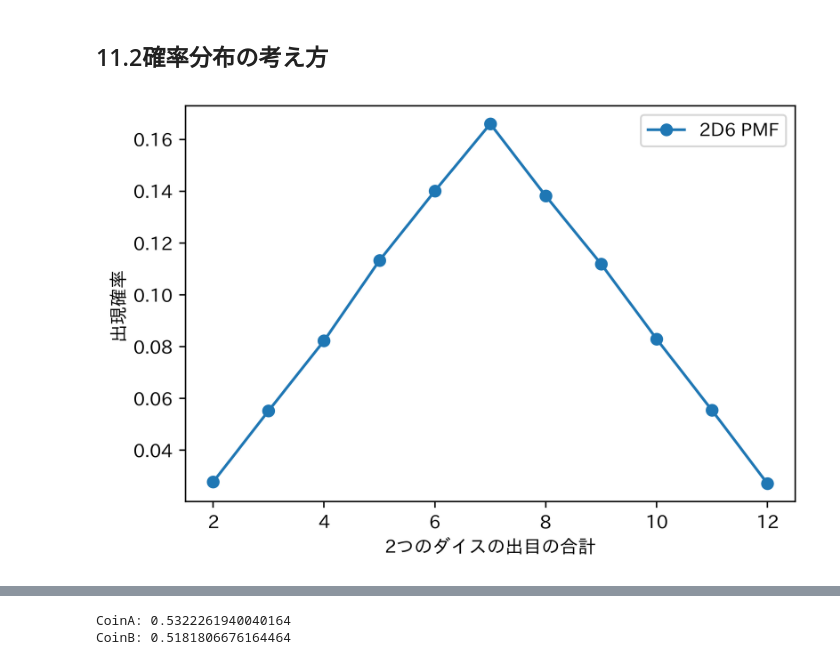
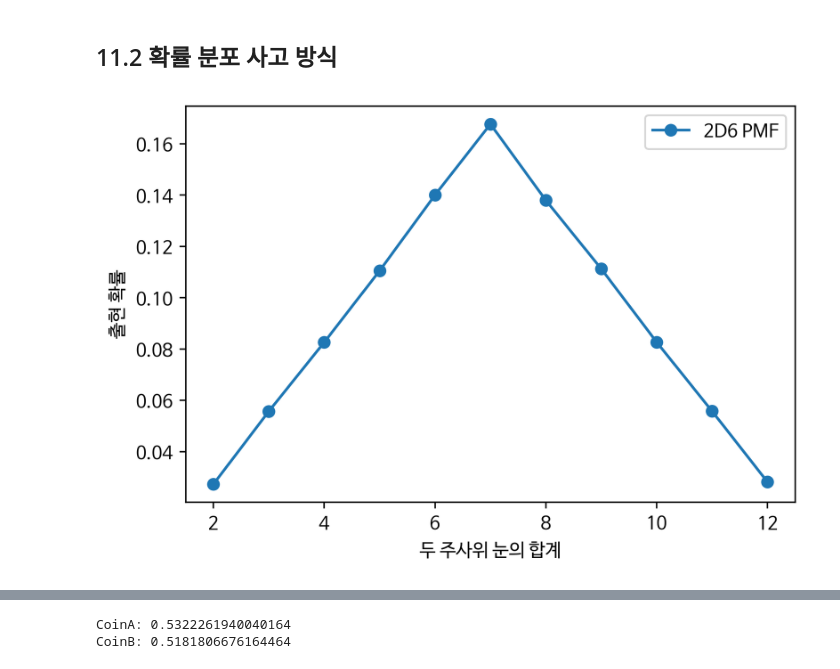
Before and after one commit to oreilly-japan/ml-at-work, a Jupyter notebook: chap11/01_bandit_test.ipynb, the cells around one changed output, grey strips where cells are left out. Drawn from its saved outputs; the diff is of its cells as text; code cells hidden in the pictures.

```diff
--- a/chap11/01_bandit_test.ipynb
+++ b/chap11/01_bandit_test.ipynb
@@ -12,23 +35,23 @@ import numpy as np
 import scipy
 import scipy.stats
 import matplotlib.pyplot as plt
-import japanize_matplotlib
+plt.rc('font', family='NanumBarunGothic')
-# %% [markdown]
-## 11.2確率分布の考え方
+# %% [markdown]
+## 11.2 확률 분포 사고 방식
 # %%
 n = 100000
 dice_total =  np.random.randint(1,7, size=n)
 dice_total += np.random.randint(1,7, size=n)
 x, y = np.unique(dice_total, return_counts=True)
-y = y / n # カウント値を出現確率に変換
+y = y / n   # 카운트값을 출현 확률로 변환
 plt.figure(dpi=400)
 plt.plot(x, y, marker="o", label="2D6 PMF")
 plt.legend()
-plt.xlabel("2つのダイスの出目の合計")
-plt.ylabel("出現確率")
+plt.xlabel("두 주사위 눈의 합계")
+plt.ylabel("출현 확률")
 plt.show()
 # %% [output]
-[figure, old version]
+[figure, new version]
 # %%
 cumsum_y = np.cumsum(y)
 print(cumsum_y)
```
Also changed, not shown: parts of 23 cells of this notebook, 9 other files.
